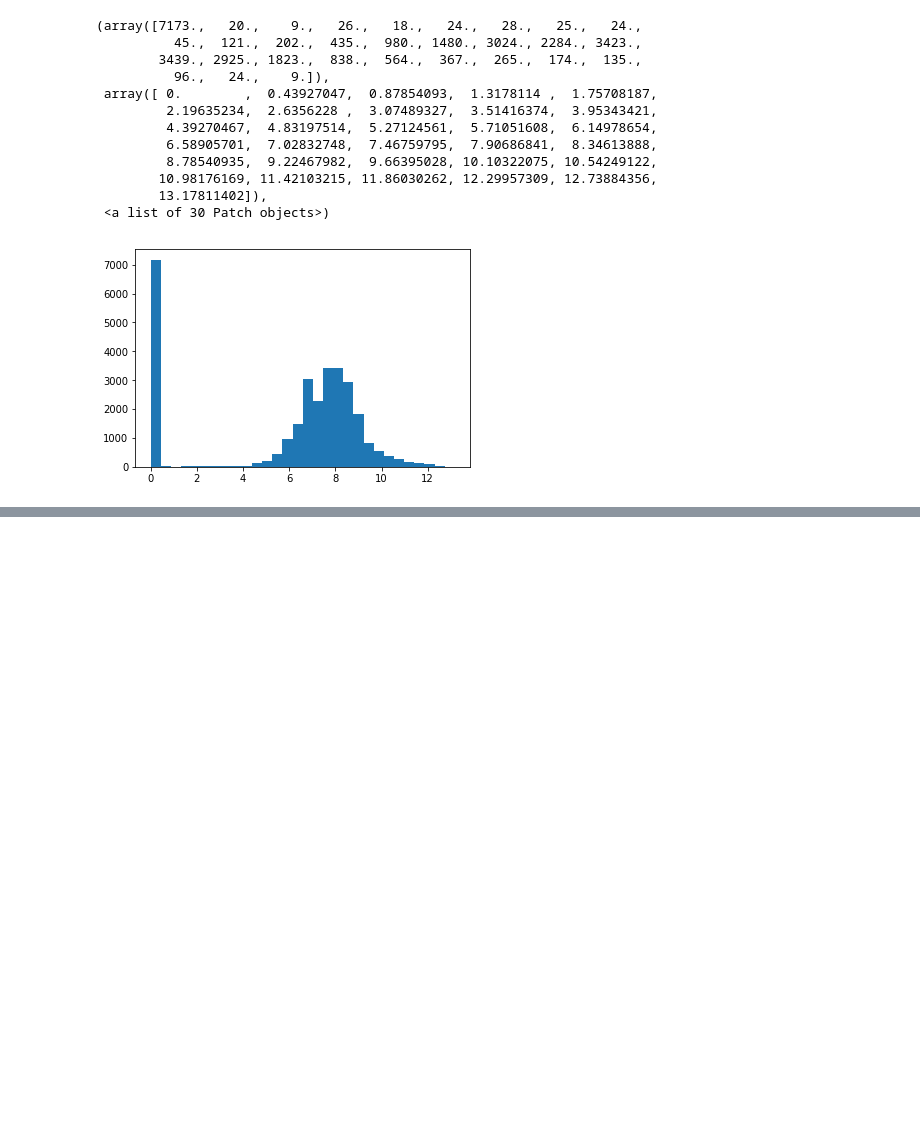
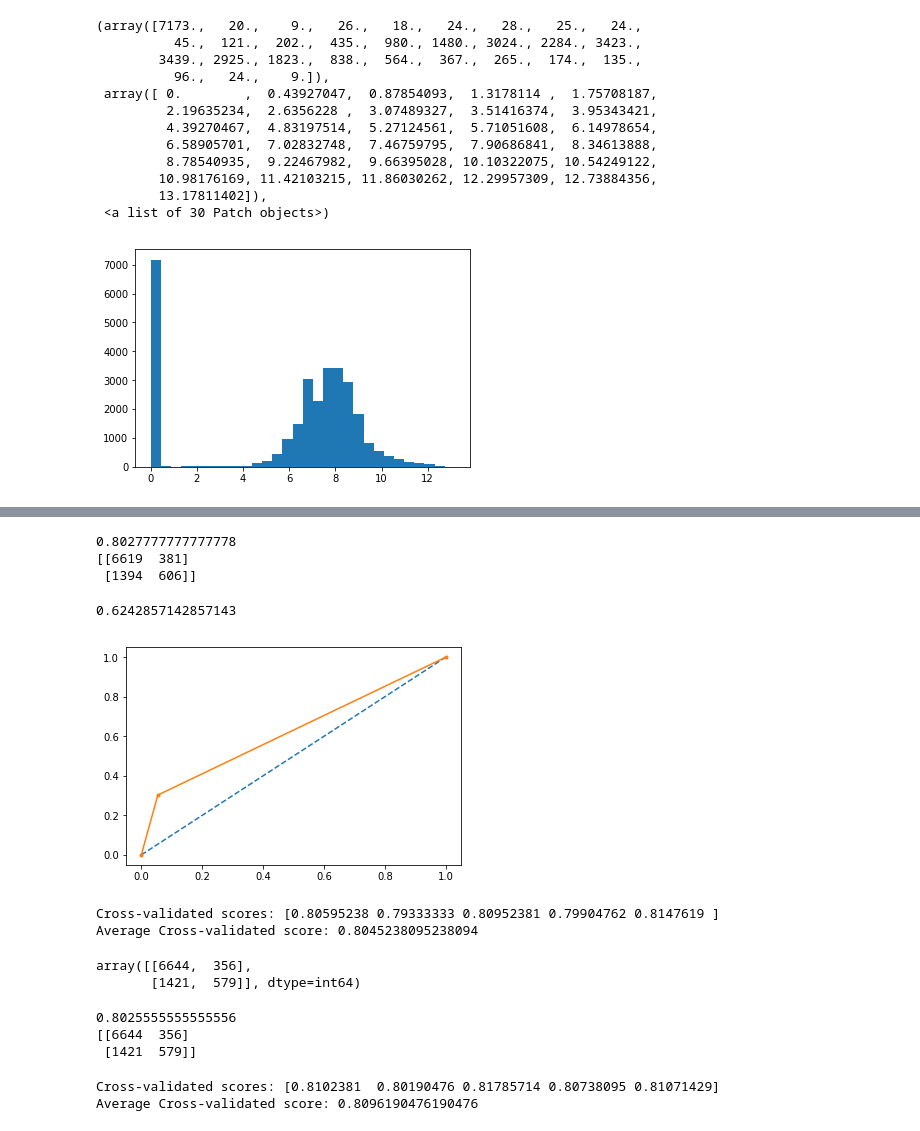
Before and after one commit to vaishalibh20/Data-Science-Portfolio, a Jupyter notebook: Untitled.ipynb, the cells around one changed output, grey strips where cells are left out. Drawn from its saved outputs; the diff is of its cells as text; code cells hidden in the pictures; blank space fills up the shorter version.

```diff
--- a/Untitled.ipynb
+++ b/Untitled.ipynb
@@ -1066,0 +1085,24 @@ plt.hist(np.log1p(df['PAY_AMT6']),bins=30)
+# %%
+Y=df['default.payment.next.month']
+# %%
+X_train, X_test, y_train, y_test = train_test_split(X, Y,test_size=0.3,random_state=1)
+# %%
+regr=regr.fit(X_train,y_train)
+# %%
+rfpred=regr.predict(X_test)
+print(accuracy_score(y_test,rfpred))
+print(confusion_matrix(y_test, rfpred))
+auc1 = roc_auc_score(y_test, rfpred)
+# %% [output]
+0.8027777777777778
+[[6619  381]
+ [1394  606]]
+# %%
+print(auc1)
+fpr, tpr, thresholds = roc_curve(y_test,rfpred)
+plt.plot([0, 1], [0, 1], linestyle='--')
+plt.plot(fpr, tpr, marker='.')
+plt.show()
+# %% [output]
+0.6242857142857143
+[figure, added]
@@ -1066,0 +1111,29 @@ plt.hist(np.log1p(df['PAY_AMT6']),bins=30)
+# %%
+scores = cross_val_score(regr,X_train, y_train, cv=5)
+print ("Cross-validated scores:", scores)
+print ("Average Cross-validated score:", scores.mean())
+# %% [output]
+Cross-validated scores: [0.80595238 0.79333333 0.80952381 0.79904762 0.8147619 ]
+Average Cross-validated score: 0.8045238095238094
+# %%
+knn = KNeighborsClassifier(n_neighbors=8)
+knn.fit(X_train, y_train)
+y_pred = knn.predict(X_test)
+confusion_matrix(y_test, y_pred)
+# %% [output]
+array([[6644,  356],
+       [1421,  579]], dtype=int64)
+# %%
+print(accuracy_score(y_test,y_pred))
+print(confusion_matrix(y_test, y_pred))
+# %% [output]
+0.8025555555555556
+[[6644  356]
+ [1421  579]]
+# %%
+scores = cross_val_score(knn,X_train, y_train, cv=5)
+print ("Cross-validated scores:", scores)
+print ("Average Cross-validated score:", scores.mean())
+# %% [output]
+Cross-validated scores: [0.8102381  0.80190476 0.81785714 0.80738095 0.81071429]
+Average Cross-validated score: 0.8096190476190476
```
Also changed, not shown: parts of 23 cells of this notebook.
